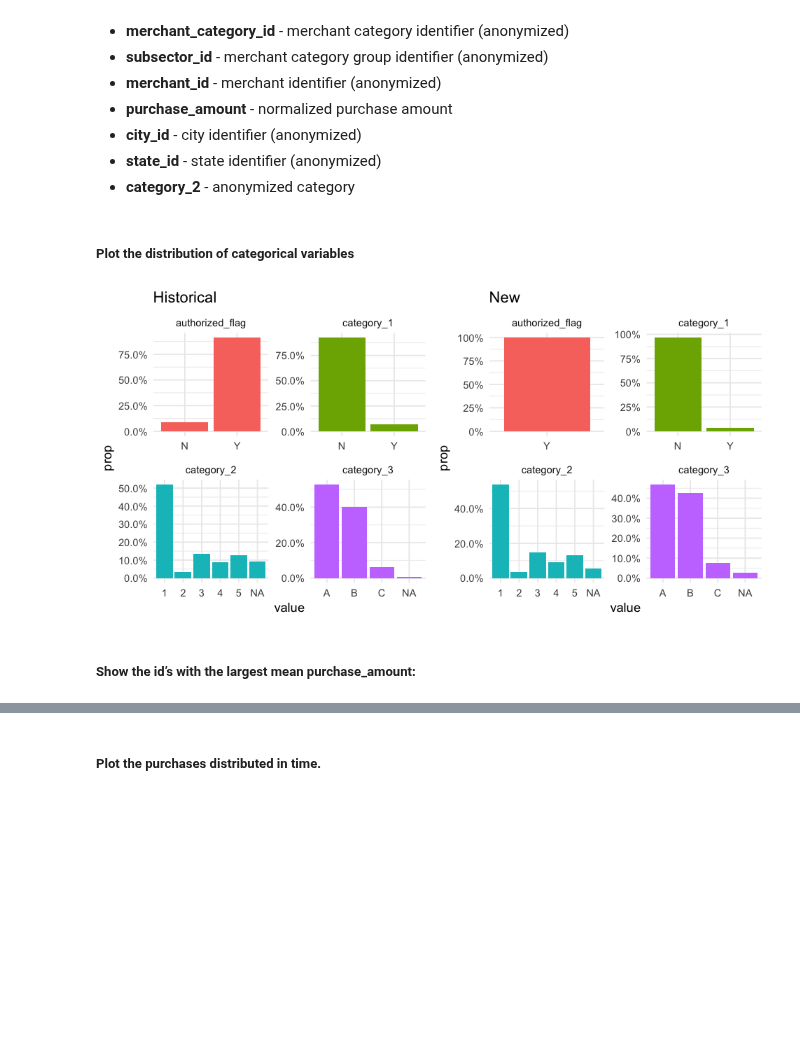
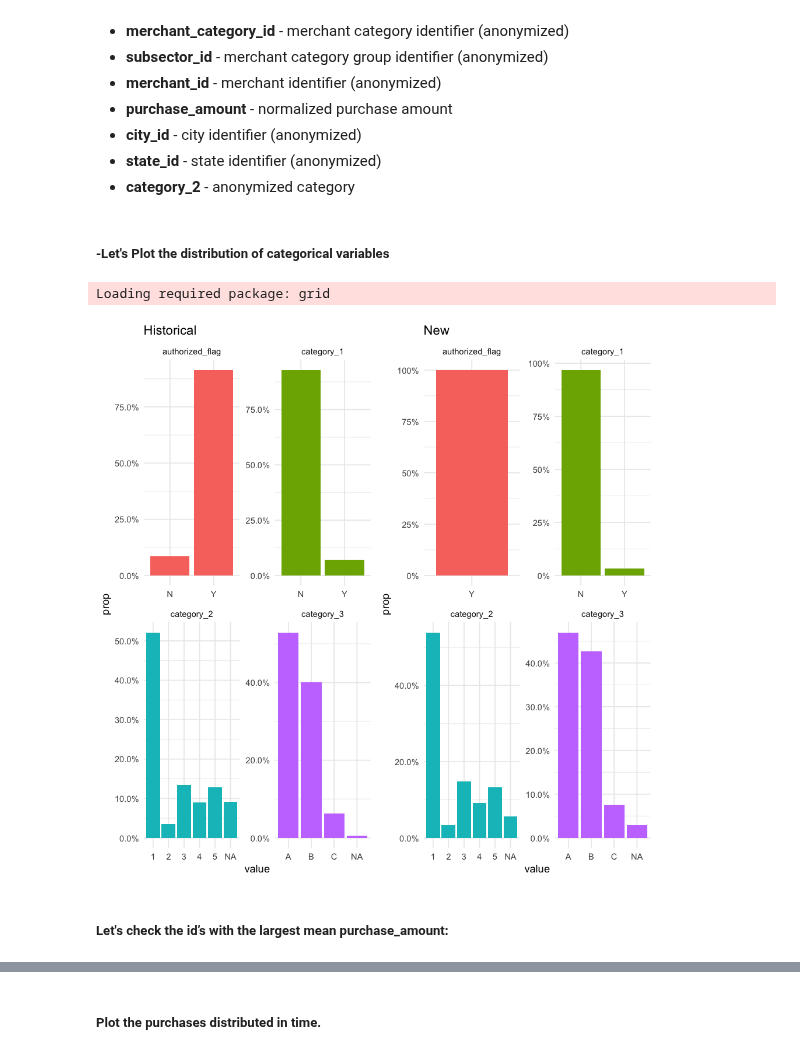
Before and after one commit to hsing-yi-wang/Kaggle_Projects, a Jupyter notebook: Elo_Merchant.ipynb, the cells around one changed output, grey strips where cells are left out. Cells and saved outputs as stored; diff of their text form; code cells hidden in the pictures; blank space fills up the shorter version.

```diff
--- a/Elo_Merchant.ipynb
+++ b/Elo_Merchant.ipynb
@@ -200,7 +203,7 @@ Warning message:
 htrans <- historical_transactions
 # glimpse(htrans)
 # %%
-# ntrans <- new_merchant_transactions
+ntrans <- new_merchant_transactions
 # glimpse(ntrans)
 # %%
 #sapply(htrans,class)
@@ -241,38 +244,39 @@ summary(htrans)
 * **state_id** - state identifier (anonymized)
 * **category_2** - anonymized category
 # %% [markdown]
-##### Plot the distribution of categorical variables
+##### -Let's Plot the distribution of categorical variables
 # %%
 p1 <- htrans %>%
   sample_n(6e6) %>%
   select(authorized_flag, category_1, category_2, category_3) %>%
   mutate(category_2 = as.character(category_2)) %>%
   gather(key = "feature", value = "value") %>%
   mutate(value = factor(value)) %>%
   ggplot(aes(value, fill = feature)) +
   geom_bar(aes(y = ..prop.., group = 1)) +
   scale_y_continuous(labels = percent_format()) +
   facet_wrap(~ feature, scales = "free") +
   theme_minimal() +
   ggtitle("Historical") +
   theme(legend.position = "none")
 p2 <- ntrans %>%
   select(authorized_flag, category_1, category_2, category_3) %>%
   mutate(category_2 = as.character(category_2)) %>%
   gather(key = "feature", value = "value") %>%
   mutate(value = factor(value)) %>%
   ggplot(aes(value, fill = feature)) +
   geom_bar(aes(y = ..prop.., group = 1)) +
   scale_y_continuous(labels = percent_format()) +
   facet_wrap(~ feature, scales = "free") +
   theme_minimal() +
   ggtitle("New") +
   theme(legend.position = "none")
-options(repr.plot.width=8, repr.plot.height=4)
+options(repr.plot.width=8, repr.plot.height=8)
 source("http://peterhaschke.com/Code/multiplot.R")
 multiplot(p1, p2, cols = 2)
 # %% [output]
+Loading required package: grid
-[figure, old version]
+[figure, new version]
 # %% [markdown]
-##### Show the id’s with the largest mean purchase_amount:
+##### Let's check the id’s with the largest mean purchase_amount:
 # %%
```
Also changed, not shown: parts of 36 cells of this notebook, 3 other files.
